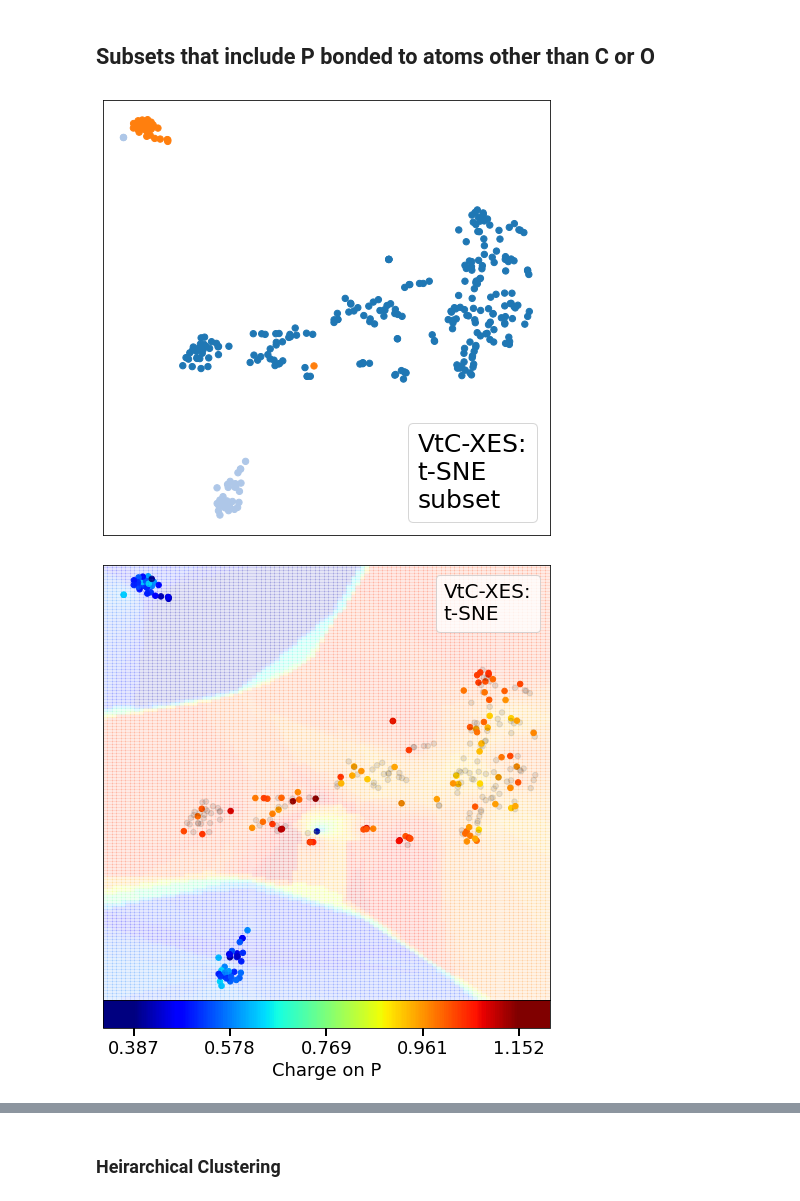
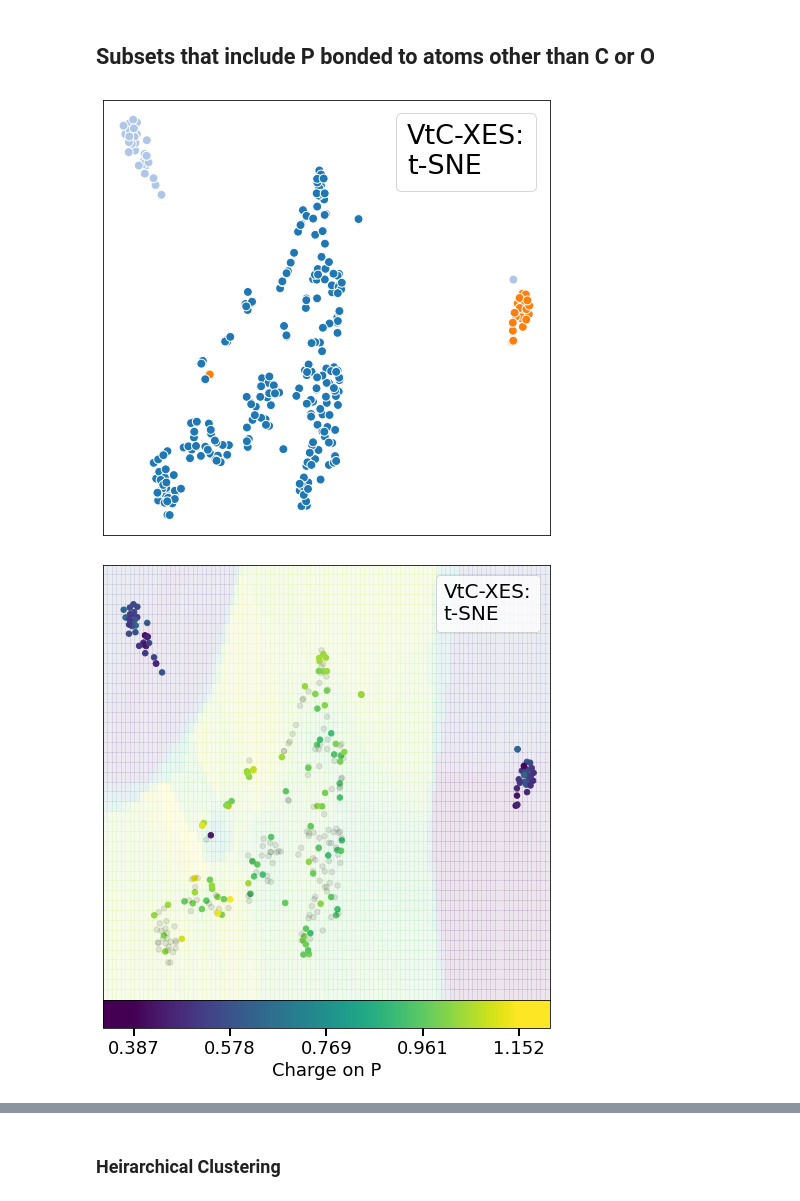
Before and after one commit to Seidler-Lab/Phosphorus-ML-Project, a Jupyter notebook: Data_Analysis_Sam.ipynb, the cells around one changed output, grey strips where cells are left out. Cells and saved outputs as stored; diff of their text form; code cells hidden in the pictures.

```diff
--- a/Data_Analysis_Sam.ipynb
+++ b/Data_Analysis_Sam.ipynb
@@ -369,5 +351,5 @@ def get_subset_plots(X_data, mode='XANES', perplexity=5, **kwargs):
 # %%
-def get_tsne_maps(codemap, xanes_perplexity=20, xes_perplexity=30):
+def get_tsne_maps(codemap, xanes_perplexity=20, xes_perplexity=20):
 
     hiddenCIDS = np.array([c['CID'] for c in X_data if not c['CID'] in codemap.keys()])
     X_subset = [c for c in list(compoundmap.values()) if c['CID'] in codemap.keys()]
@@ -417,12 +490,2 @@ add_point_label(xanestsneplt, X_coord)
 # %% [markdown]
 # Charge
-# %%
-chargemap_coord = {compound['CID']:compound['Charge'] for compound in X_coord}
-
-charges = [v for k,v in chargemap_coord.items() if v != -1]
-fig, ax = plt.subplots(figsize=(8,6))
-histogram = plt.hist(charges, bins=50, color=plt.cm.tab20(0.3), edgecolor='w')
-plt.xticks(fontsize=16)
-plt.yticks(fontsize=16)
-plt.xlabel('Charge on P', fontsize=20)
-ax.tick_params(direction='out', width=2, length=8)
@@ -672,64 +767,48 @@ for mode in ['XANES']:
 # bin_names = list(PHOSPHORANECODES.keys())
 # select = ['phosphorane', 'nitrogen_phosphorane','phosphine_oxide','sulfur_phosphorane']
 
 # sulfur subclasses
 codemap = sulfurcodemap
 select = ['phosphate', 'phosphorothioate', 'dithiophosphate']
 bin_names = list(SULFURCODES.keys())
 
 # bins = [1 for name in bin_names]
 # hist(bins, [c.replace('_', ' ') for c in bin_names], verbose=False)
 
 XES_TSNE, XANES_TSNE, XES_tsnemap, XANES_tsnemap, X_subset, hiddenCIDs = get_tsne_maps(codemap,
                                                                                        xanes_perplexity=15,
                                                                                        xes_perplexity=20)
+XES_UMAP, XANES_UMAP, XES_map, XANES_map, X_subset, hiddenCIDS = get_umaps(codemap)
+
 kwargs = {'Class': select}
 
 for mode in ['XES', 'XANES']:
     if mode == 'XANES':
-        tsnemap = XANES_tsnemap
+        umapper, tsnemap = XANES_map, XANES_tsnemap
     else:
-        tsnemap = XES_tsnemap
+        umapper, tsnemap = XES_map, XES_tsnemap
     #################### tsne plot
-    tsne_plt = plot_dim_red(plt.subplots(figsize=(8,8)), X_subset, tsnemap, size=40,
+    tsne_plt = plot_dim_red(plt.subplots(figsize=(8,8)), X_subset, tsnemap, size=80,
                             colorcodemap=codemap, coloralpha=1., hiddenalpha=0.03,
-                            mode=mode, method='t-SNE\nsubset', fontsize=25, **kwargs)
+                            mode=mode, method='t-SNE', fontsize=27, edgecolors='w',
+                            **kwargs)
 
-    add_point_pubchem_link(tsne_plt, X_subset)
-    add_point_label(tsne_plt, X_subset)
+#     umap_plt = plot_dim_red(plt.subplots(figsize=(8,8)), X_subset, umapper, size=50,
+#                             colorcodemap=codemap, coloralpha=1., hiddenalpha=0.03,
+#                             mode=mode, method='UMAP', fontsize=25, **kwargs)
+
 
     #################### charge heatmap
     hiddencids = [compound['CID'] for compound in X_subset if compound['Charge'] == -1]
-
-    kwargs = {'Charge': [-0.9,2.]}
-    for compound in X_subset:
-        add = 0
-        for k in kwargs.keys():
-            if k == 'Charge':
-                min_c, max_c = kwargs[k]
-                if compound[k] <= max_c and compound[k] >= min_c:
-                    add += 1
-            elif compound[k] in kwargs[k]:
-                add += 1
-        if add != len(kwargs.keys()):
-            hiddencids += [compound['CID']]
-
-    shown_cidmap = {compound['CID']:compound['Charge'] for compound in X_subset if compound['CID'] not in hiddencids}
-
-    charge_values = list(shown_cidmap.values())
-    min_charge = np.min(charge_values)
-    max_charge = np.max(charge_values)
-
-    scaled_chargemap = {cid:(charge - min_charge) / (max_charge - min_charge) for cid,charge in shown_cidmap.items()}
-
-    size = 30
-    colormap = plt.cm.jet
+    charge_kwargs = {'Charge': [-0.9,2.]}
+    scaled_chargemap, min_charge, max_charge = get_scaled_chargemap(X_subset, hiddencids=hiddencids, **charge_kwargs)
 
     charge_plt = plot_dim_red(plt.subplots(figsize=(8,8)),  X_subset, tsnemap, mode=mode,
                               hiddenalpha=0.1, method='t-SNE', fontsize=20,
-                              colormap=colormap, hiddencids=hiddencids, size=size,
+                              colormap=plt.cm.viridis, hiddencids=hiddencids, size=30,
                               colorcodemap=scaled_chargemap, scalecolor=False, colorbar=True,
-                              cbarlim=(min_charge, max_charge), label='Charge on P', heatmap=True)
+                              cbarlim=(min_charge, max_charge), label='Charge on P', heatmap=True,
+                              **kwargs)
 # %% [output]
-[figure, old version]
+[figure, new version]
-[figure, old version]
+[figure, new version]
```
Also changed, not shown: parts of 42 cells of this notebook, 22 other files.
